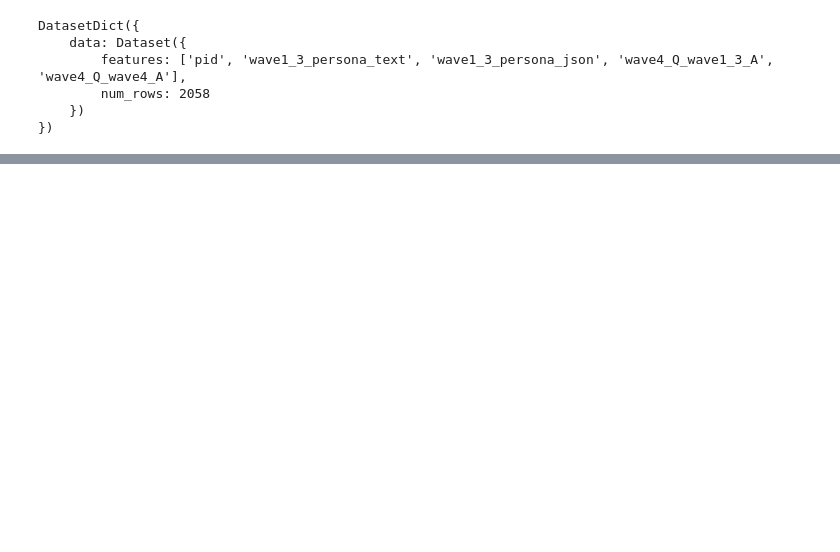
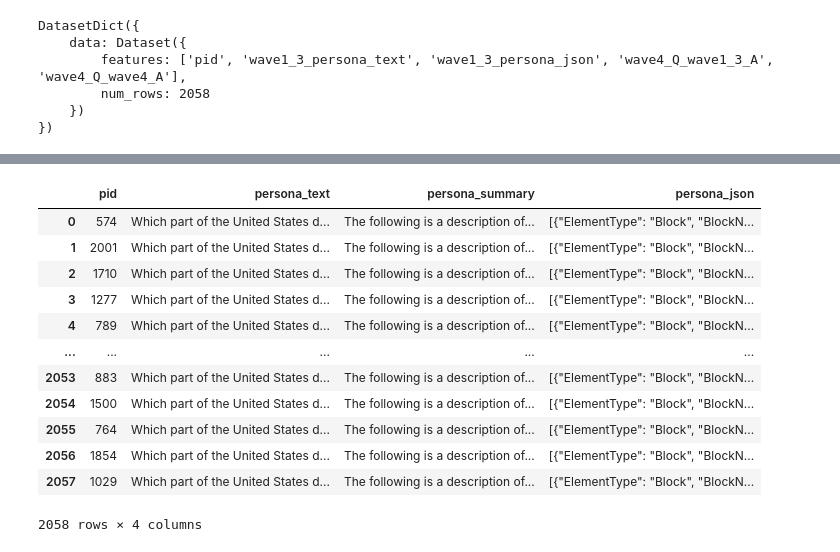
Before and after one commit to yashMaheshBangera/large-behavior-model-twin2k, a Jupyter notebook: notebooks/01_explore.ipynb, the cells around one changed output, grey strips where cells are left out. Drawn from its saved outputs; the diff is of its cells as text; code cells hidden in the pictures; blank space fills up the shorter version.

```diff
--- a/notebooks/01_explore.ipynb
+++ b/notebooks/01_explore.ipynb
@@ -42,3 +39,6 @@ DatasetDict({
         num_rows: 2058
     })
 })
+# %%
+fp_df = fp_data["data"].to_pandas()
+ws_df = ws_data["data"].to_pandas()
@@ -44,0 +161,16 @@ DatasetDict({
+# %%
+fp_df
+# %% [output]
+|  | pid | persona_text | persona_summary | persona_json |
+| 0 | 574 | Which part of the United States d... | The following is a description of... | [{"ElementType": "Block", "BlockN... |
+| 1 | 2001 | Which part of the United States d... | The following is a description of... | [{"ElementType": "Block", "BlockN... |
+| 2 | 1710 | Which part of the United States d... | The following is a description of... | [{"ElementType": "Block", "BlockN... |
+| 3 | 1277 | Which part of the United States d... | The following is a description of... | [{"ElementType": "Block", "BlockN... |
+| 4 | 789 | Which part of the United States d... | The following is a description of... | [{"ElementType": "Block", "BlockN... |
+| ... | ... | ... | ... | ... |
+| 2053 | 883 | Which part of the United States d... | The following is a description of... | [{"ElementType": "Block", "BlockN... |
+| 2054 | 1500 | Which part of the United States d... | The following is a description of... | [{"ElementType": "Block", "BlockN... |
+| 2055 | 764 | Which part of the United States d... | The following is a description of... | [{"ElementType": "Block", "BlockN... |
+| 2056 | 1854 | Which part of the United States d... | The following is a description of... | [{"ElementType": "Block", "BlockN... |
+| 2057 | 1029 | Which part of the United States d... | The following is a description of... | [{"ElementType": "Block", "BlockN... |
+2058 rows × 4 columns
```
Also changed, not shown: parts of 28 cells of this notebook.
